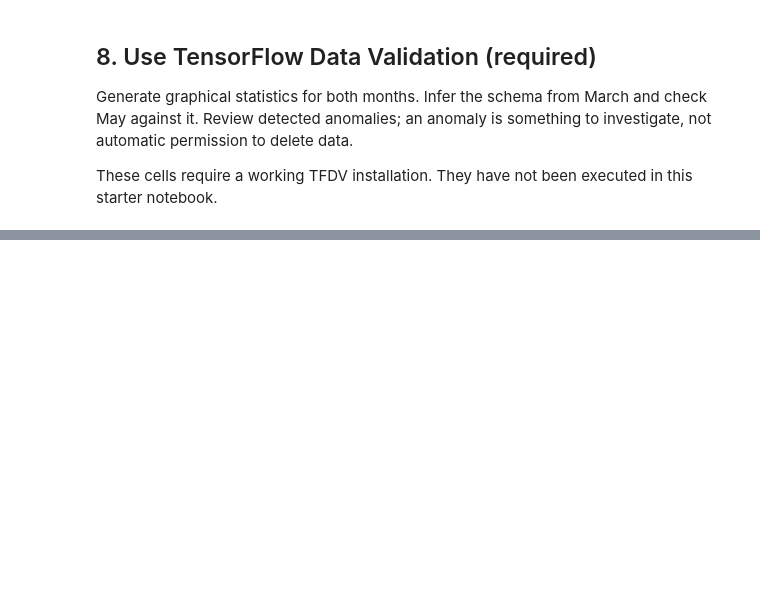
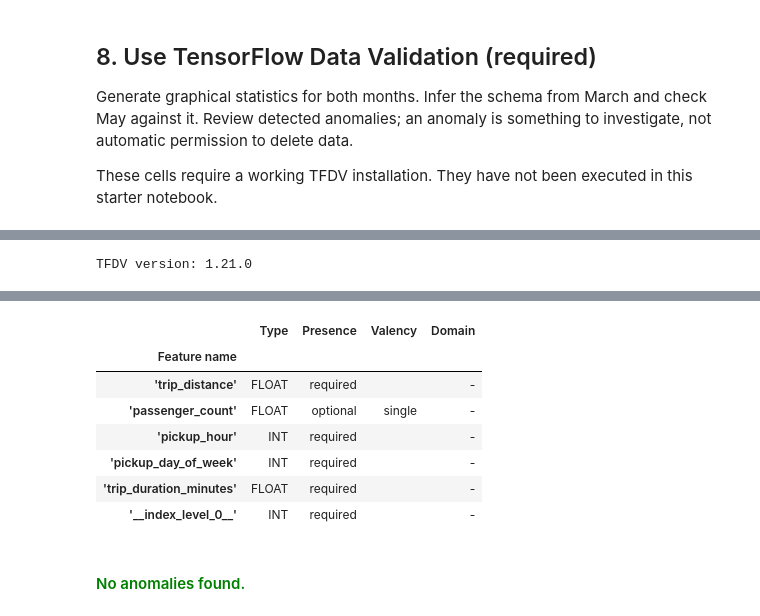
Before and after one commit to Negarkamvij/Project_1_Deep_Learning, a Jupyter notebook: Taxi_Project_1.ipynb, the cells around one changed output, grey strips where cells are left out. Saved outputs shown, nothing was run; the diff lists cells and outputs as text; code cells hidden in the pictures; blank space fills up the shorter version.

```diff
--- a/Taxi_Project_1.ipynb
+++ b/Taxi_Project_1.ipynb
@@ -155,12 +545,19 @@ These cells require a working TFDV installation. They have not been executed in
+# %%
+import tensorflow_data_validation as tfdv
+
+print("TFDV version:", tfdv.__version__)
+# %% [output]
+TFDV version: 1.21.0
 # %%
 import tensorflow_data_validation as tfdv
 
 # Use a focused set of columns to start. Expand for your final analysis.
 validation_columns = ["trip_distance", "passenger_count", "pickup_hour", "pickup_day_of_week", "trip_duration_minutes"]
-train_stats = tfdv.generate_statistics_from_dataframe(clean["March"][validation_columns])
-eval_stats = tfdv.generate_statistics_from_dataframe(clean["May"][validation_columns])
+train_stats = tfdv.generate_statistics_from_dataframe(pristine["March"][validation_columns])
+eval_stats = tfdv.generate_statistics_from_dataframe(pristine["May"][validation_columns])
 tfdv.visualize_statistics(train_stats, eval_stats, lhs_name="March", rhs_name="May")
 schema = tfdv.infer_schema(train_stats)
 tfdv.display_schema(schema)
 anomalies = tfdv.validate_statistics(eval_stats, schema)
 tfdv.display_anomalies(anomalies)
+# %% [output]
@@ -167 +565,10 @@ tfdv.display_anomalies(anomalies)
+|  | Type | Presence | Valency | Domain |
+| Feature name |  |  |  |  |
+| 'trip_distance' | FLOAT | required |  | - |
+| 'passenger_count' | FLOAT | optional | single | - |
+| 'pickup_hour' | INT | required |  | - |
+| 'pickup_day_of_week' | INT | required |  | - |
+| 'trip_duration_minutes' | FLOAT | required |  | - |
+| '__index_level_0__' | INT | required |  | - |
+No anomalies found.
 # %% [markdown]
```
Also changed, not shown: parts of 19 cells of this notebook.
